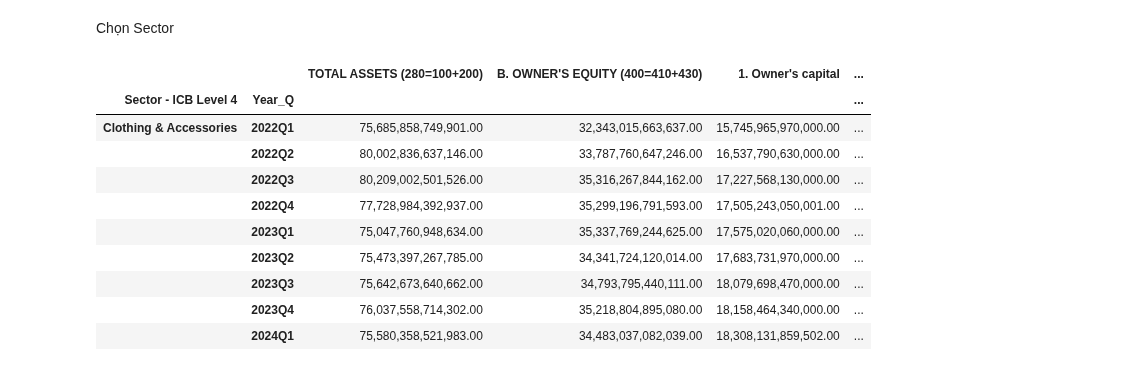
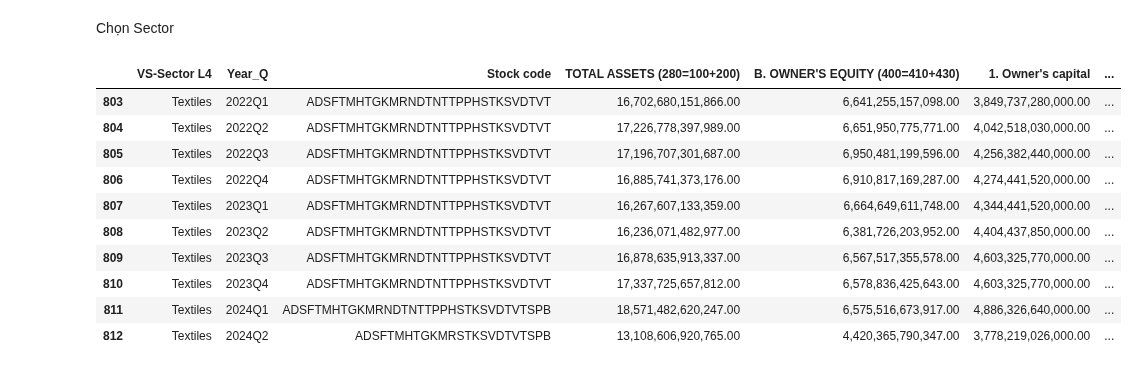
Before and after one commit to mrtotet/Statement_analyst_all_3, a Jupyter notebook: notebooks/data_from_vietstock/analyst.ipynb, the cells around one changed output. Drawn from its saved outputs; the diff is of its cells as text; code cells hidden in the pictures.

```diff
--- a/notebooks/data_from_vietstock/analyst.ipynb
+++ b/notebooks/data_from_vietstock/analyst.ipynb
@@ -123,19 +129,19 @@ See the caveats in the documentation: https://pandas.pydata.org/pandas-docs/stab
 # %% [markdown]
 ĐÁNH GIÁ PE THEO NGÀNH
 # %%
-Sector_BCTC = BCTC.groupby(['Sector - ICB Level 4','Year_Q'])[['Stock code',"TOTAL ASSETS (280=100+200)","B. OWNER'S EQUITY (400=410+430)","1. Owner's capital ","III. Short-term receivables","IV. Inventories","3. Net revenue  (10 = 01 - 03)","5. Gross profit (20 = 10 - 11)",'EBITDA',"7. Financial expenses","9. Selling expenses","10. General and administrative expenses",'11. Operating profit {30 = 20 + (21 - 22) - (24 + 25)}','18. Net profit after tax  (60 = 50 - 51 - 52)','Market_cap',"Net cash flows from operating activities","Net cash flows from investing activities","Net cash flows from financing activities"]].sum().reset_index()
+Sector_BCTC = BCTC.groupby(['VS-Sector L4','Year_Q'])[['Stock code',"TOTAL ASSETS (280=100+200)","B. OWNER'S EQUITY (400=410+430)","1. Owner's capital ","III. Short-term receivables","IV. Inventories","3. Net revenue  (10 = 01 - 03)","5. Gross profit (20 = 10 - 11)",'EBITDA',"7. Financial expenses","9. Selling expenses","10. General and administrative expenses",'11. Operating profit {30 = 20 + (21 - 22) - (24 + 25)}','18. Net profit after tax  (60 = 50 - 51 - 52)','Market_cap',"Net cash flows from operating activities","Net cash flows from investing activities","Net cash flows from financing activities"]].sum().reset_index()
 Sector_BCTC['Oprating_profit_margin'] = Sector_BCTC['11. Operating profit {30 = 20 + (21 - 22) - (24 + 25)}']*100/(Sector_BCTC["3. Net revenue  (10 = 01 - 03)"])
 Sector_BCTC['EPS_quarter'] = Sector_BCTC['18. Net profit after tax  (60 = 50 - 51 - 52)']/(Sector_BCTC["1. Owner's capital "]/10000)
-Sector_BCTC['Rolling_EPS_4Q'] = Sector_BCTC.groupby('Sector - ICB Level 4')['EPS_quarter'].rolling(4).sum().reset_index(level=0, drop=True)
+Sector_BCTC['Rolling_EPS_4Q'] = Sector_BCTC.groupby('VS-Sector L4')['EPS_quarter'].rolling(4).sum().reset_index(level=0, drop=True)
 Sector_BCTC['PE_quarter'] = Sector_BCTC['Market_cap']/(Sector_BCTC['18. Net profit after tax  (60 = 50 - 51 - 52)'])
-Sector_BCTC['Rolling_Profit_4Q'] = Sector_BCTC.groupby('Sector - ICB Level 4')['18. Net profit after tax  (60 = 50 - 51 - 52)'].rolling(4).sum().reset_index(level=0, drop=True)
-Sector_BCTC['Last_Year_Rolling_Profit_4Q'] = Sector_BCTC.groupby(['Sector - ICB Level 4'])['Rolling_Profit_4Q'].shift(4)  #lay loi nhuan rolling  cung ky nam truoc
+Sector_BCTC['Rolling_Profit_4Q'] = Sector_BCTC.groupby('VS-Sector L4')['18. Net profit after tax  (60 = 50 - 51 - 52)'].rolling(4).sum().reset_index(level=0, drop=True)
+Sector_BCTC['Last_Year_Rolling_Profit_4Q'] = Sector_BCTC.groupby(['VS-Sector L4'])['Rolling_Profit_4Q'].shift(4)  #lay loi nhuan rolling  cung ky nam truoc
 Sector_BCTC['YoY_Growth_Rolling_Profit_4Q'] = (Sector_BCTC['Rolling_Profit_4Q']/Sector_BCTC['Last_Year_Rolling_Profit_4Q']-1)*100
 Sector_BCTC['ROE(%)'] = Sector_BCTC['Rolling_Profit_4Q']*100/Sector_BCTC["1. Owner's capital "]
 Sector_BCTC['ROA(%)'] = Sector_BCTC['Rolling_Profit_4Q']*100/Sector_BCTC["TOTAL ASSETS (280=100+200)"]
 Sector_BCTC['Rolling_PE_4Q'] = Sector_BCTC['Market_cap']/Sector_BCTC['Rolling_Profit_4Q']
 path_bctc_clean_quarterly = '../../data/clean/vietstock_data/bctc_hsx_hnx_upcom/quarterly/'
-Sector_BCTC.to_excel(path_bctc_clean_quarterly+"Sector_BCTC.xlsx", merge_cells=True) # merge_cells=True giúp xuất các cột bị Merge như Sector - ICB Level 4, và Year_Q
+Sector_BCTC.to_excel(path_bctc_clean_quarterly+"Sector_BCTC.xlsx", merge_cells=True) # merge_cells=True giúp xuất các cột bị Merge như VS-Sector L4, và Year_Q
 Sector_BCTC
-# Nhóm dữ liệu theo 'Sector - ICB Level 4' và 'Year_Q'
+# Nhóm dữ liệu theo 'VS-Sector L4' và 'Year_Q'
 # %% [output]
@@ -155,9 +161,9 @@ Sector_BCTC
 # %%
-# Sắp xếp DataFrame theo 'Sector - ICB Level 4' và 'Year_Q'
-BCTC_sorted = BCTC.sort_values(['Sector - ICB Level 4', 'Year_Q'])
+# Sắp xếp DataFrame theo 'VS-Sector L4' và 'Year_Q'
+BCTC_sorted = BCTC.sort_values(['VS-Sector L4', 'Year_Q'])
 
-# Nhóm dữ liệu theo 'Sector - ICB Level 4' và 'Year_Q'
-grouped = BCTC_sorted.groupby(['Sector - ICB Level 4', 'Year_Q'])['Stock code'].apply(list).reset_index()
+# Nhóm dữ liệu theo 'VS-Sector L4' và 'Year_Q'
+grouped = BCTC_sorted.groupby(['VS-Sector L4', 'Year_Q'])['Stock code'].apply(list).reset_index()
 
 
 # Tạo một hàm để tìm các 'stock code' bị thiếu so với quý trước
@@ -175,12 +181,12 @@ def find_missing_codes(group):
     group['Missing Stock Codes'] = missing_codes_list
     return group
 
-# Áp dụng hàm cho mỗi nhóm 'Sector - ICB Level 4'
-missing_codes = grouped.groupby('Sector - ICB Level 4').apply(find_missing_codes).reset_index(drop=True)
+# Áp dụng hàm cho mỗi nhóm 'VS-Sector L4'
+missing_codes = grouped.groupby('VS-Sector L4').apply(find_missing_codes).reset_index(drop=True)
 missing_codes
 Sector_BCTC = Sector_BCTC.merge(
-    missing_codes[['Sector - ICB Level 4', 'Year_Q', 'Missing Stock Codes']],
-    on=['Sector - ICB Level 4', 'Year_Q'],
+    missing_codes[['VS-Sector L4', 'Year_Q', 'Missing Stock Codes']],
+    on=['VS-Sector L4', 'Year_Q'],
     how='left'
 )
 Sector_BCTC
@@ -201,19 +207,19 @@ Sector_BCTC
 # %% [markdown]
 Chọn Sector
 # %%
-Choose_sector = "Clothing & Accessories"
-Choose_sector_overview = Sector_BCTC.loc[[Choose_sector]]
+Choose_sector = "Textiles"
+Choose_sector_overview = Sector_BCTC[Sector_BCTC['VS-Sector L4'] == Choose_sector]
 Choose_sector_overview
 # %% [output]
-|  |  | TOTAL ASSETS (280=100+200) | B. OWNER'S EQUITY (400=410+430) | 1. Owner's capital | ... |
-| Sector - ICB Level 4 | Year_Q |  |  |  | ... |
-| Clothing & Accessories | 2022Q1 | 75,685,858,749,901.00 | 32,343,015,663,637.00 | 15,745,965,970,000.00 | ... |
-|  | 2022Q2 | 80,002,836,637,146.00 | 33,787,760,647,246.00 | 16,537,790,630,000.00 | ... |
-|  | 2022Q3 | 80,209,002,501,526.00 | 35,316,267,844,162.00 | 17,227,568,130,000.00 | ... |
-|  | 2022Q4 | 77,728,984,392,937.00 | 35,299,196,791,593.00 | 17,505,243,050,001.00 | ... |
-|  | 2023Q1 | 75,047,760,948,634.00 | 35,337,769,244,625.00 | 17,575,020,060,000.00 | ... |
-|  | 2023Q2 | 75,473,397,267,785.00 | 34,341,724,120,014.00 | 17,683,731,970,000.00 | ... |
-|  | 2023Q3 | 75,642,673,640,662.00 | 34,793,795,440,111.00 | 18,079,698,470,000.00 | ... |
-|  | 2023Q4 | 76,037,558,714,302.00 | 35,218,804,895,080.00 | 18,158,464,340,000.00 | ... |
-|  | 2024Q1 | 75,580,358,521,983.00 | 34,483,037,082,039.00 | 18,308,131,859,502.00 | ... |
+|  | VS-Sector L4 | Year_Q | Stock code | TOTAL ASSETS (280=100+200) | B. OWNER'S EQUITY (400=410+430) | 1. Owner's capital | ... |
+| 803 | Textiles | 2022Q1 | ADSFTMHTGKMRNDTNTTPPHSTKSVDTVT | 16,702,680,151,866.00 | 6,641,255,157,098.00 | 3,849,737,280,000.00 | ... |
+| 804 | Textiles | 2022Q2 | ADSFTMHTGKMRNDTNTTPPHSTKSVDTVT | 17,226,778,397,989.00 | 6,651,950,775,771.00 | 4,042,518,030,000.00 | ... |
+| 805 | Textiles | 2022Q3 | ADSFTMHTGKMRNDTNTTPPHSTKSVDTVT | 17,196,707,301,687.00 | 6,950,481,199,596.00 | 4,256,382,440,000.00 | ... |
+| 806 | Textiles | 2022Q4 | ADSFTMHTGKMRNDTNTTPPHSTKSVDTVT | 16,885,741,373,176.00 | 6,910,817,169,287.00 | 4,274,441,520,000.00 | ... |
+| 807 | Textiles | 2023Q1 | ADSFTMHTGKMRNDTNTTPPHSTKSVDTVT | 16,267,607,133,359.00 | 6,664,649,611,748.00 | 4,344,441,520,000.00 | ... |
+| 808 | Textiles | 2023Q2 | ADSFTMHTGKMRNDTNTTPPHSTKSVDTVT | 16,236,071,482,977.00 | 6,381,726,203,952.00 | 4,404,437,850,000.00 | ... |
+| 809 | Textiles | 2023Q3 | ADSFTMHTGKMRNDTNTTPPHSTKSVDTVT | 16,878,635,913,337.00 | 6,567,517,355,578.00 | 4,603,325,770,000.00 | ... |
+| 810 | Textiles | 2023Q4 | ADSFTMHTGKMRNDTNTTPPHSTKSVDTVT | 17,337,725,657,812.00 | 6,578,836,425,643.00 | 4,603,325,770,000.00 | ... |
+| 811 | Textiles | 2024Q1 | ADSFTMHTGKMRNDTNTTPPHSTKSVDTVTSPB | 18,571,482,620,247.00 | 6,575,516,673,917.00 | 4,886,326,640,000.00 | ... |
+| 812 | Textiles | 2024Q2 | ADSFTMHTGKMRSTKSVDTVTSPB | 13,108,606,920,765.00 | 4,420,365,790,347.00 | 3,778,219,026,000.00 | ... |
 # %%
```
Also changed, not shown: parts of 9 cells of this notebook.
